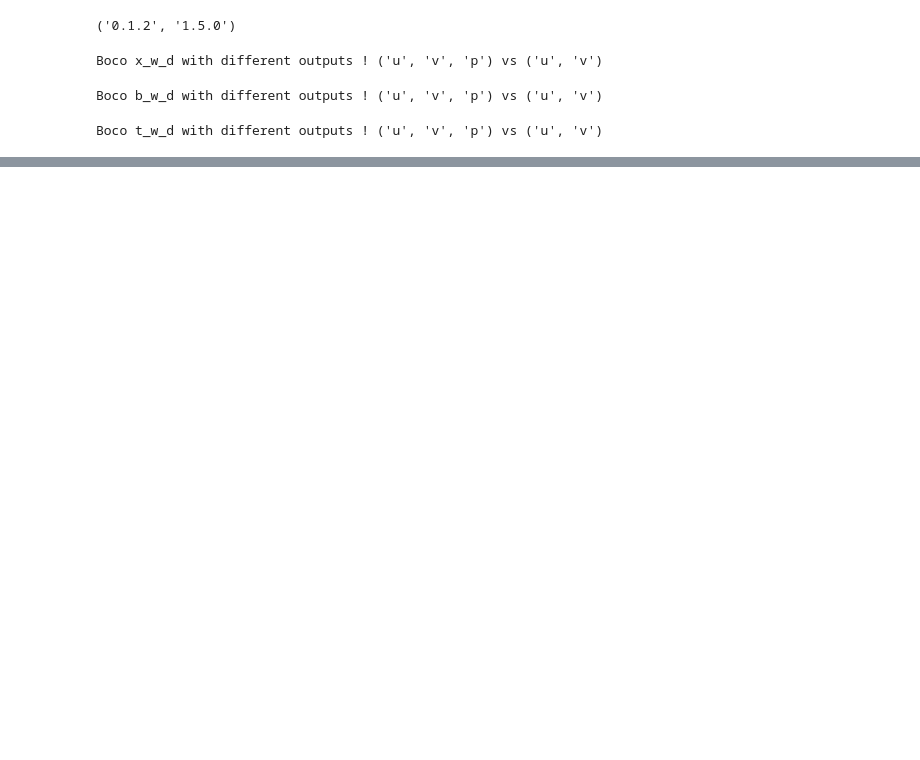
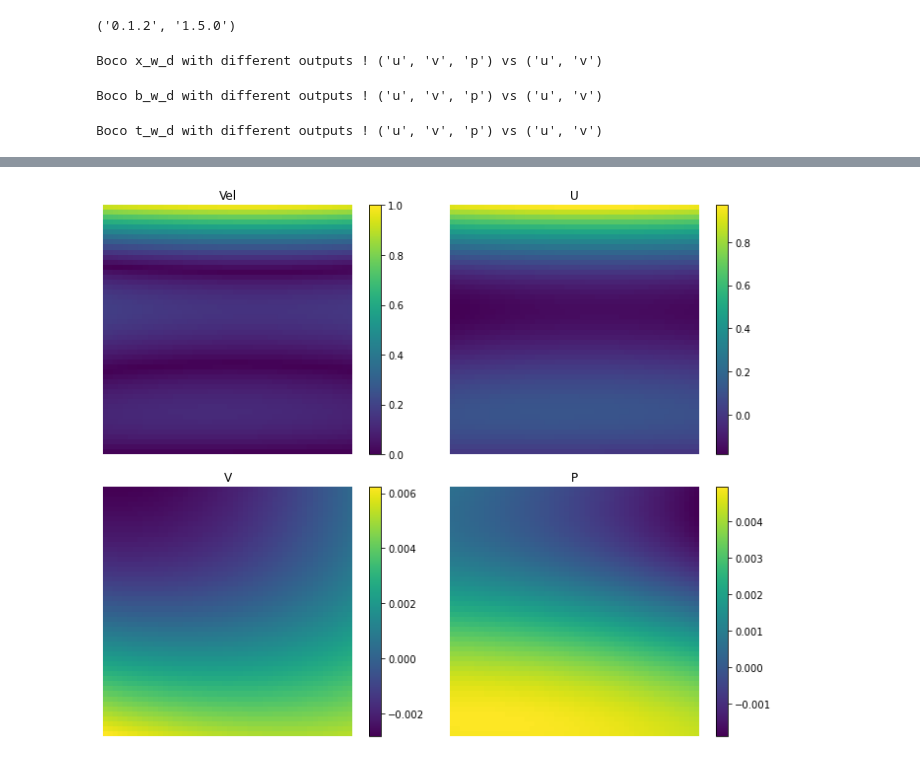
Before and after one commit to juansensio/nangs, a Jupyter notebook: examples/06_DrivenCavity.ipynb, the cells around one changed output, grey strips where cells are left out. Drawn from its saved outputs; the diff is of its cells as text; code cells hidden in the pictures; blank space fills up the shorter version.

```diff
--- a/examples/06_DrivenCavity.ipynb
+++ b/examples/06_DrivenCavity.ipynb
@@ -155,53 +150,39 @@ KeyboardInterrupt:
-# %%
-fig, (ax1, ax2) = plt.subplots(1, 2, figsize=(15,5))
-for name, vale in hist.items():
-    if name is not 'lr':
-        ax1.plot(hist[name], label=name)
-ax1.grid(True)
-ax1.legend()
-ax1.set_yscale("log")
-ax2.plot(hist['lr'], label='lr')
-ax2.grid(True)
-ax2.legend()
-plt.show()
 # %%
 # evaluate the solution
 
 x = np.linspace(0,1,50)
 y = np.linspace(0,1,50)
-t = np.linspace(0,10,50)
+t = np.linspace(0,1,30)
 
 eval_mesh = Mesh({'x': x, 'y': y, 't': t}, device=device)
 outputs = pde.eval(eval_mesh).cpu()
 
-u = outputs[:, 0].view(len(x),len(y),len(t)).numpy()
-v = outputs[:, 1].view(len(x),len(y),len(t)).numpy()
-p = outputs[:, 2].view(len(x),len(y),len(t)).numpy()
+u = outputs[:, 0].view(len(x),len(y),len(t)).numpy()[...,-1]
+v = outputs[:, 1].view(len(x),len(y),len(t)).numpy()[...,-1]
+p = outputs[:, 2].view(len(x),len(y),len(t)).numpy()[...,-1]
 # %%
-from matplotlib import animation, rc
-rc('animation', html='html5')
-
-def update_plot(i, t, u, v, p):
-    _u = u[..., i].reshape(len(y), len(x))
-    _v = v[..., i].reshape(len(y), len(x))
-    _p = p[..., i].reshape(len(y), len(x))
-    vel = np.sqrt(_u**2 + _v**2)
-    ax1.clear()
-    ax2.clear()
-    ax3.clear()
-    ax1.imshow(vel, vmin=0, vmax=1, origin='lower', extent=[x.min(), x.max(), y.min(), y.max()])
-    ax1.set_xlabel("x", fontsize=14)
-    ax1.set_ylabel("y", fontsize=14, rotation=np.pi/2)
-    ax1.set_title(f"t = {t[i]:.2f}", fontsize=14)
-    ax1.axis(False)
-    ax2.imshow(u, vmin=0, vmax=1, origin='lower', extent=[x.min(), x.max(), y.min(), y.max()])
-    ax3.imshow(v, vmin=0, vmax=1, origin='lower', extent=[x.min(), x.max(), y.min(), y.max()])
-    ax2.axis(False)
-    ax3.axis(False)
-    ax4.imshow(p, vmin=p.min(), vmax=p.max(), origin='lower', extent=[x.min(), x.max(), y.min(), y.max()])
-    ax4.axis(False)
-    return ax1, ax2, ax3, ax4
-
-fig, (ax1, ax2, ax3, ax4) = plt.subplots(1, 4, figsize=(10,5))
-anim = animation.FuncAnimation(fig, update_plot, frames=len(t), fargs=(t, u, v, p), interval=100)
-plt.close()
+# plot results
+fig, ((ax1, ax2), (ax3, ax4)) = plt.subplots(2, 2, figsize=(10,8))
+vel = np.sqrt(u**2 + v**2)
+im=ax1.imshow(vel, vmin=0, vmax=1, origin='lower', extent=[x.min(), x.max(), y.min(), y.max()])
+fig.colorbar(im, ax=ax1)
+ax1.set_xlabel("x", fontsize=14)
+ax1.set_ylabel("y", fontsize=14, rotation=np.pi/2)
+ax1.set_title("Vel")
+ax1.axis(False)
+im=ax2.imshow(u, vmin=u.min(), vmax=u.max(), origin='lower', extent=[x.min(), x.max(), y.min(), y.max()])
+fig.colorbar(im, ax=ax2)
+ax2.set_title("U")
+im=ax3.imshow(v, vmin=v.min(), vmax=v.max(), origin='lower', extent=[x.min(), x.max(), y.min(), y.max()])
+fig.colorbar(im, ax=ax3)
+ax2.axis(False)
+ax3.axis(False)
+ax3.set_title("V")
+im=ax4.imshow(p, vmin=p.min(), vmax=p.max(), origin='lower', extent=[x.min(), x.max(), y.min(), y.max()])
+fig.colorbar(im, ax=ax4)
+ax4.axis(False)
+ax4.set_title("P")
+plt.tight_layout()
+plt.show()
+# %% [output]
+[figure, added]
```
Also changed, not shown: parts of 7 cells of this notebook, 13 other files.
